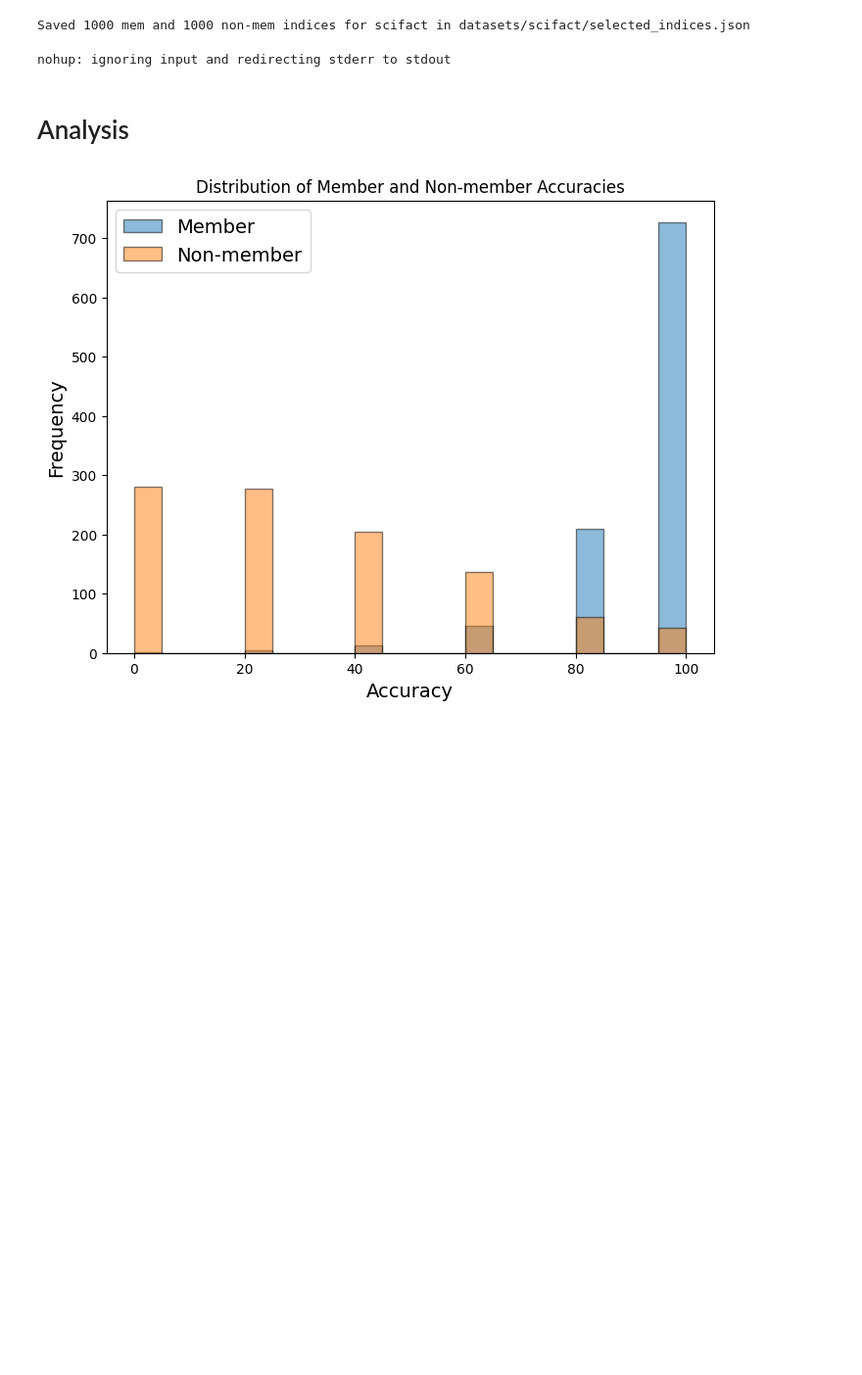
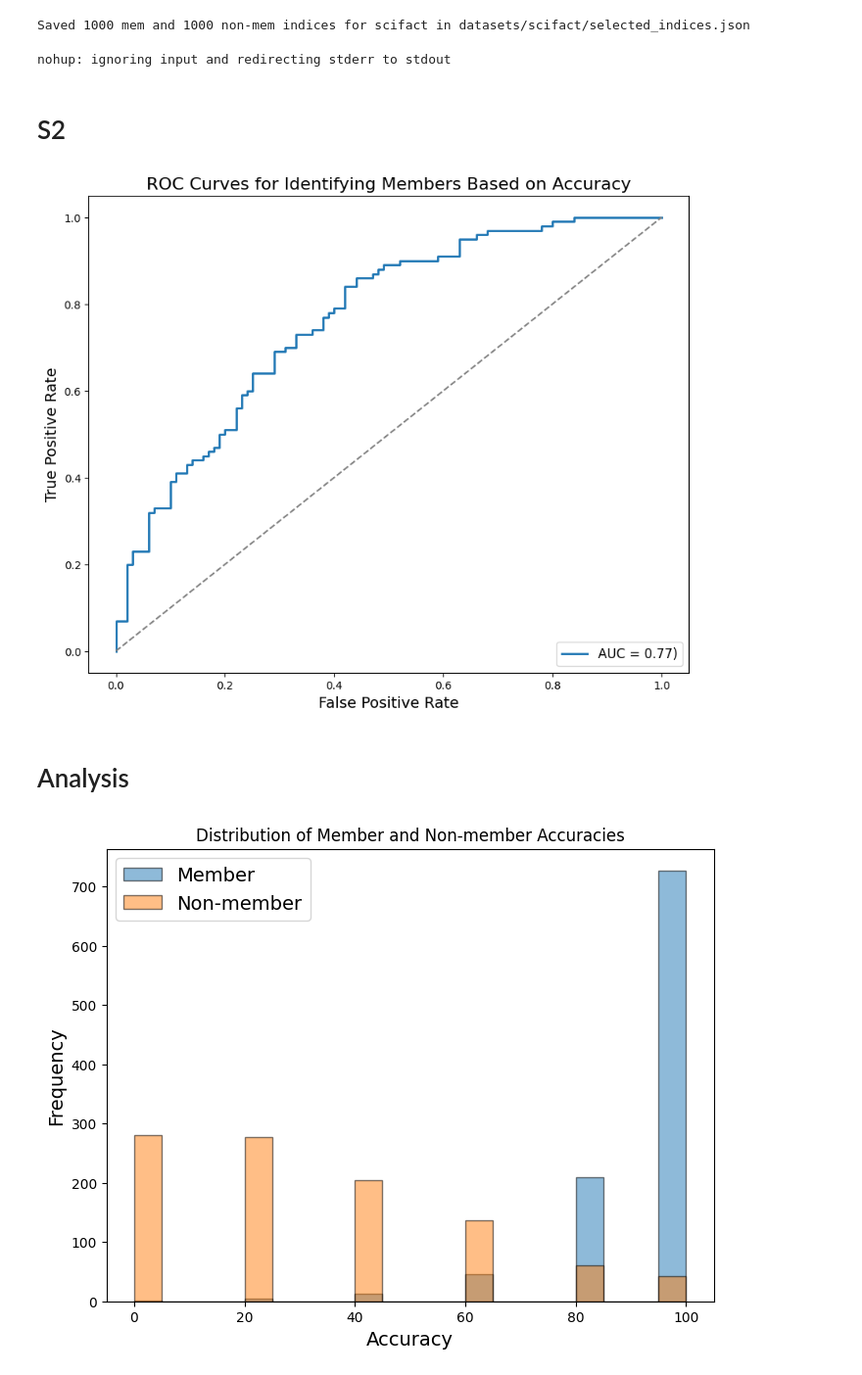
Before and after one commit to ali7naseh/RAG_MIA, a Jupyter notebook: main.ipynb, the cells around one changed output. Shown at 98% size. Saved outputs shown, nothing was run; the diff lists cells and outputs as text; code cells hidden in the pictures; blank space fills up the shorter version.

```diff
--- a/main.ipynb
+++ b/main.ipynb
@@ -6,6 +6,57 @@ Saved 1000 mem and 1000 non-mem indices for scifact in datasets/scifact/selected
 !python run_mia.py --config ./configs/trec-covid.yml
 # %% [output]
 nohup: ignoring input and redirecting stderr to stdout
+# %% [markdown]
+# S2
+# %%
+import matplotlib.pyplot as plt
+from sklearn.metrics import roc_curve, auc
+import numpy as np
+import json
+
+output_dir = 'results/target_docs'
+dataset = 'nfcorpus'
+
+def get_mia_scores(data):
+    all_acc=[]
+    for doc_id, doc_data in data.items():
+
+        all_acc.append(doc_data['bleu_score'])
+    return all_acc
+
+plt.figure(figsize=(10, 8))  # Create a single figure for all plots
+
+output_file = f'{output_dir}/s2-{dataset}-llama3-Top2-M100-N15.json'
+with open(output_file, 'r') as f:
+    data = json.load(f)
+
+# Assuming get_mia_scores is a function that extracts the relevant scores
+all_acc = get_mia_scores(data)
+mem_acc = all_acc[:len(all_acc)//2]
+nonmem_acc = all_acc[len(all_acc)//2:]
+
+# Generate labels: 1 for members, 0 for non-members
+labels = np.concatenate([np.ones(len(mem_acc)), np.zeros(len(nonmem_acc))])
+scores = np.concatenate([mem_acc, nonmem_acc])
+
+# Calculate FPR, TPR, and AUC
+fpr, tpr, _ = roc_curve(labels, scores)
+roc_auc = auc(fpr, tpr)
+
+# Plot ROC curve for the current 'top'
+plt.plot(fpr, tpr, lw=2, label=f'AUC = {roc_auc:.2f})')
+
+# Add plot details
+plt.plot([0, 1], [0, 1], color='gray', linestyle='--')  # Diagonal line for reference
+plt.xlabel('False Positive Rate', fontsize=14)
+plt.ylabel('True Positive Rate', fontsize=14)
+plt.title('ROC Curves for Identifying Members Based on Accuracy', fontsize=16)
+plt.legend(loc="lower right", fontsize=12)
+
+# Show the plot
+plt.show()
+# %% [output]
+[figure, added]
 # %% [markdown]
 # Analysis
 # %%
```
Also changed, not shown: 16 other files.
